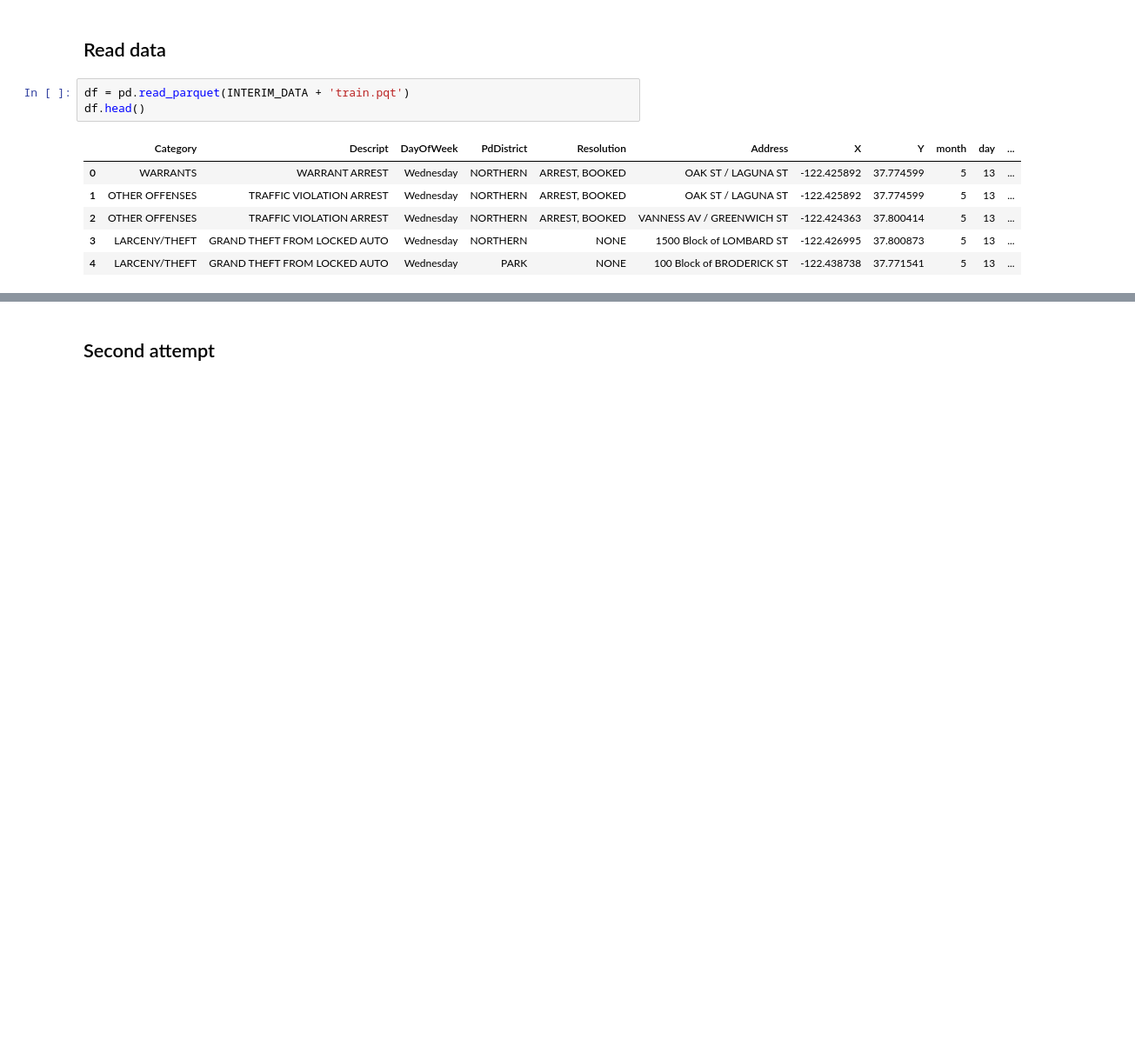
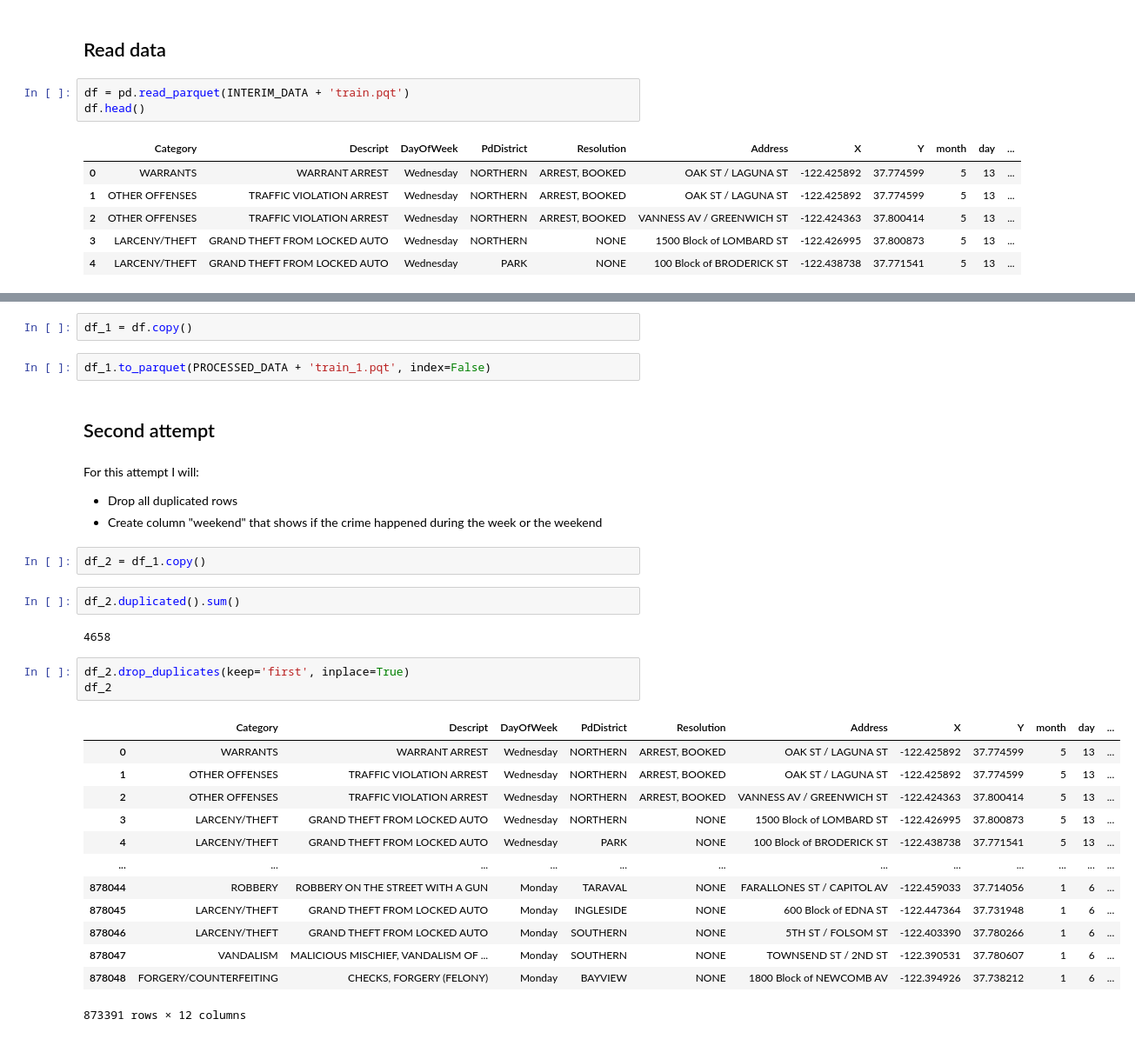
Before and after one commit to marcodeamicis/sf_crime, a Jupyter notebook: notebooks/2.data_preparation_amicis.ipynb, the cells around one changed output, grey strips where cells are left out. Shown at 87% size. Drawn from its saved outputs; the diff is of its cells as text; blank space fills up the shorter version.

Commit message:
🚧 Working on data prep and adjusting model's parameters.

```diff
--- a/notebooks/2.data_preparation_amicis.ipynb
+++ b/notebooks/2.data_preparation_amicis.ipynb
@@ -32,3 +36,34 @@ df.head()
+# %%
+df_1 = df.copy()
+# %%
+df_1.to_parquet(PROCESSED_DATA + 'train_1.pqt', index=False)
 # %% [markdown]
 ## Second attempt
+# %% [markdown]
+For this attempt I will:
+ - Drop all duplicated rows
+ - Create column "weekend" that shows if the crime happened during the week or the weekend
+# %%
+df_2 = df_1.copy()
+# %%
+df_2.duplicated().sum()
+# %% [output]
+4658
+# %%
+df_2.drop_duplicates(keep='first', inplace=True)
+df_2
+# %% [output]
+|  | Category | Descript | DayOfWeek | PdDistrict | Resolution | Address | X | Y | month | day | ... |
+| 0 | WARRANTS | WARRANT ARREST | Wednesday | NORTHERN | ARREST, BOOKED | OAK ST / LAGUNA ST | -122.425892 | 37.774599 | 5 | 13 | ... |
+| 1 | OTHER OFFENSES | TRAFFIC VIOLATION ARREST | Wednesday | NORTHERN | ARREST, BOOKED | OAK ST / LAGUNA ST | -122.425892 | 37.774599 | 5 | 13 | ... |
+| 2 | OTHER OFFENSES | TRAFFIC VIOLATION ARREST | Wednesday | NORTHERN | ARREST, BOOKED | VANNESS AV / GREENWICH ST | -122.424363 | 37.800414 | 5 | 13 | ... |
+| 3 | LARCENY/THEFT | GRAND THEFT FROM LOCKED AUTO | Wednesday | NORTHERN | NONE | 1500 Block of LOMBARD ST | -122.426995 | 37.800873 | 5 | 13 | ... |
+| 4 | LARCENY/THEFT | GRAND THEFT FROM LOCKED AUTO | Wednesday | PARK | NONE | 100 Block of BRODERICK ST | -122.438738 | 37.771541 | 5 | 13 | ... |
+| ... | ... | ... | ... | ... | ... | ... | ... | ... | ... | ... | ... |
+| 878044 | ROBBERY | ROBBERY ON THE STREET WITH A GUN | Monday | TARAVAL | NONE | FARALLONES ST / CAPITOL AV | -122.459033 | 37.714056 | 1 | 6 | ... |
+| 878045 | LARCENY/THEFT | GRAND THEFT FROM LOCKED AUTO | Monday | INGLESIDE | NONE | 600 Block of EDNA ST | -122.447364 | 37.731948 | 1 | 6 | ... |
+| 878046 | LARCENY/THEFT | GRAND THEFT FROM LOCKED AUTO | Monday | SOUTHERN | NONE | 5TH ST / FOLSOM ST | -122.403390 | 37.780266 | 1 | 6 | ... |
+| 878047 | VANDALISM | MALICIOUS MISCHIEF, VANDALISM OF ... | Monday | SOUTHERN | NONE | TOWNSEND ST / 2ND ST | -122.390531 | 37.780607 | 1 | 6 | ... |
+| 878048 | FORGERY/COUNTERFEITING | CHECKS, FORGERY (FELONY) | Monday | BAYVIEW | NONE | 1800 Block of NEWCOMB AV | -122.394926 | 37.738212 | 1 | 6 | ... |
+873391 rows × 12 columns
 # %%
```
Also changed, not shown: parts of 17 cells of this notebook, 2 other files.
